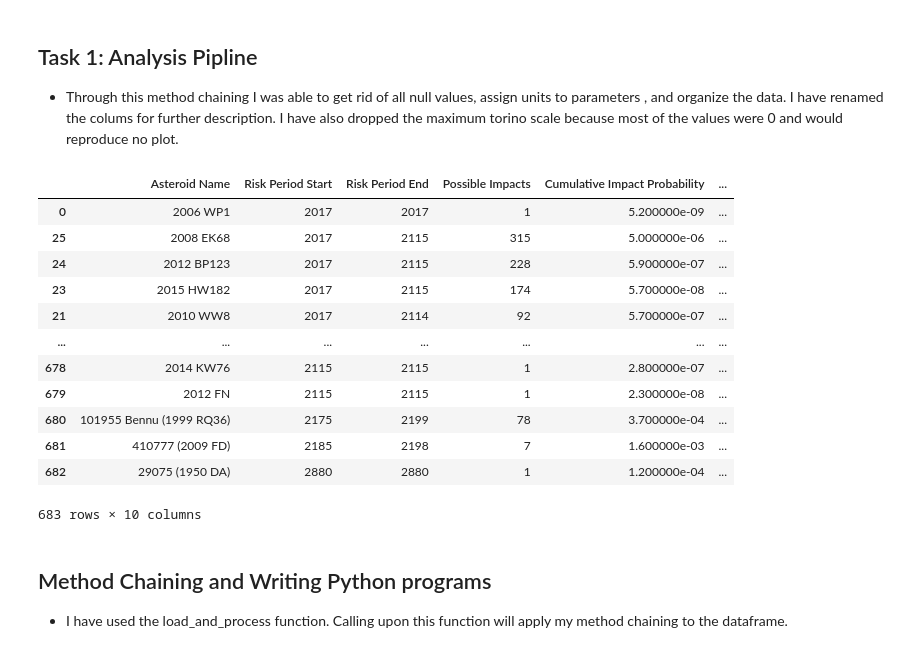
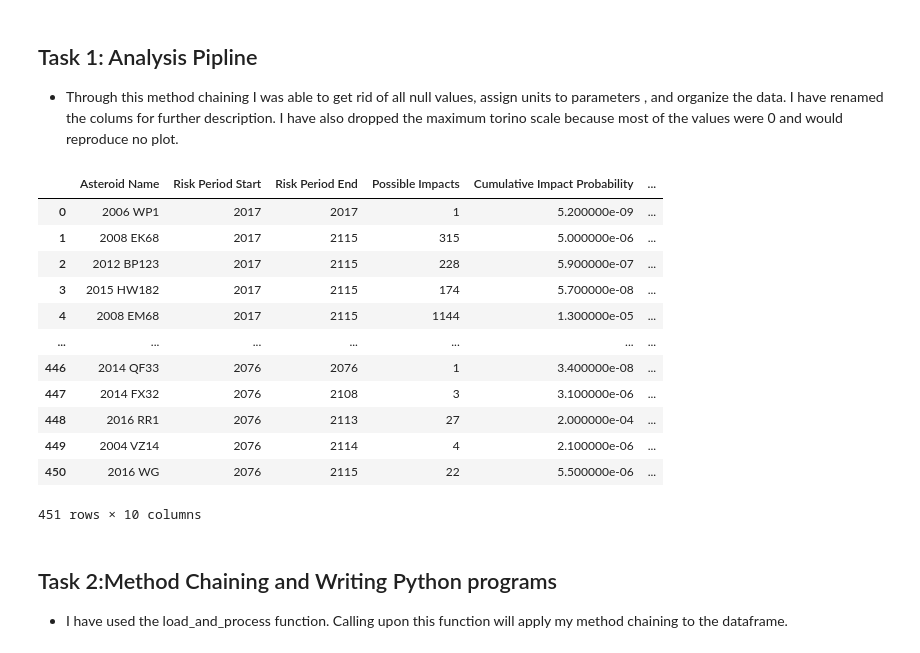
Before and after one commit to data301-2021-summer2/Group-43-Project, a Jupyter notebook: analysis/AmmarRiyadh/Milestone2.ipynb, the cells around one changed output. Saved outputs shown, nothing was run; the diff lists cells and outputs as text; code cells hidden in the pictures.

Commit message:
Milestone2 TASK1,2,3

```diff
--- a/analysis/AmmarRiyadh/Milestone2.ipynb
+++ b/analysis/AmmarRiyadh/Milestone2.ipynb
@@ -33,29 +33,30 @@ df.head()
 # %%
 df = (pd.read_csv("impacts.csv")
       .dropna()
-      .reset_index(drop=True)
       .rename(columns={"Period Start": "Risk Period Start", "Period End": "Risk Period End", "Object Name": "Asteroid Name"})
       .rename(columns={"Asteroid Velocity": "Asteroid Velocity (km/s)", "Asteroid Magnitude": "Asteroid Magnitude (au)"})
       .drop(['Maximum Torino Scale'], axis=1)
+      .loc[0:450]
       .sort_values(by='Risk Period Start', ascending=True)
+      .reset_index(drop=True)
     )
 df
 # %% [output]
 |  | Asteroid Name | Risk Period Start | Risk Period End | Possible Impacts | Cumulative Impact Probability | ... |
 | 0 | 2006 WP1 | 2017 | 2017 | 1 | 5.200000e-09 | ... |
-| 25 | 2008 EK68 | 2017 | 2115 | 315 | 5.000000e-06 | ... |
-| 24 | 2012 BP123 | 2017 | 2115 | 228 | 5.900000e-07 | ... |
-| 23 | 2015 HW182 | 2017 | 2115 | 174 | 5.700000e-08 | ... |
-| 21 | 2010 WW8 | 2017 | 2114 | 92 | 5.700000e-07 | ... |
+| 1 | 2008 EK68 | 2017 | 2115 | 315 | 5.000000e-06 | ... |
+| 2 | 2012 BP123 | 2017 | 2115 | 228 | 5.900000e-07 | ... |
+| 3 | 2015 HW182 | 2017 | 2115 | 174 | 5.700000e-08 | ... |
+| 4 | 2008 EM68 | 2017 | 2115 | 1144 | 1.300000e-05 | ... |
 | ... | ... | ... | ... | ... | ... | ... |
-| 678 | 2014 KW76 | 2115 | 2115 | 1 | 2.800000e-07 | ... |
-| 679 | 2012 FN | 2115 | 2115 | 1 | 2.300000e-08 | ... |
-| 680 | 101955 Bennu (1999 RQ36) | 2175 | 2199 | 78 | 3.700000e-04 | ... |
-| 681 | 410777 (2009 FD) | 2185 | 2198 | 7 | 1.600000e-03 | ... |
-| 682 | 29075 (1950 DA) | 2880 | 2880 | 1 | 1.200000e-04 | ... |
+| 446 | 2014 QF33 | 2076 | 2076 | 1 | 3.400000e-08 | ... |
+| 447 | 2014 FX32 | 2076 | 2108 | 3 | 3.100000e-06 | ... |
+| 448 | 2016 RR1 | 2076 | 2113 | 27 | 2.000000e-04 | ... |
+| 449 | 2004 VZ14 | 2076 | 2114 | 4 | 2.100000e-06 | ... |
+| 450 | 2016 WG | 2076 | 2115 | 22 | 5.500000e-06 | ... |
-683 rows × 10 columns
+451 rows × 10 columns
 # %% [markdown]
-## Method Chaining and Writing Python programs
+## Task 2:Method Chaining and Writing Python programs
 
 - I have used the load_and_process function. Calling upon this function will apply my method chaining to the dataframe.
 # %%
```
Also changed, not shown: parts of 13 cells of this notebook, 1 other file.
